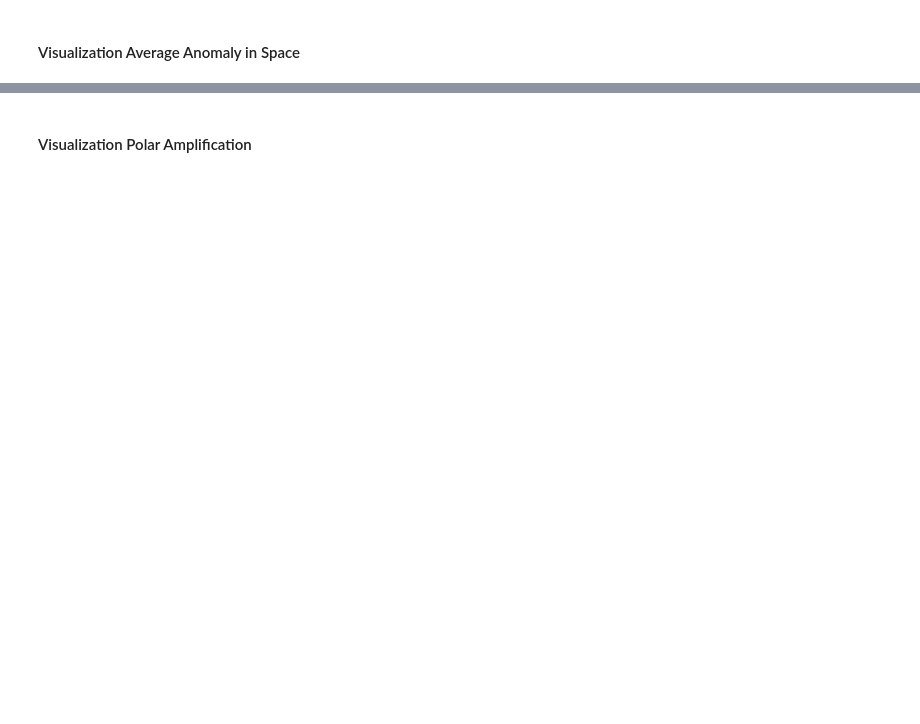
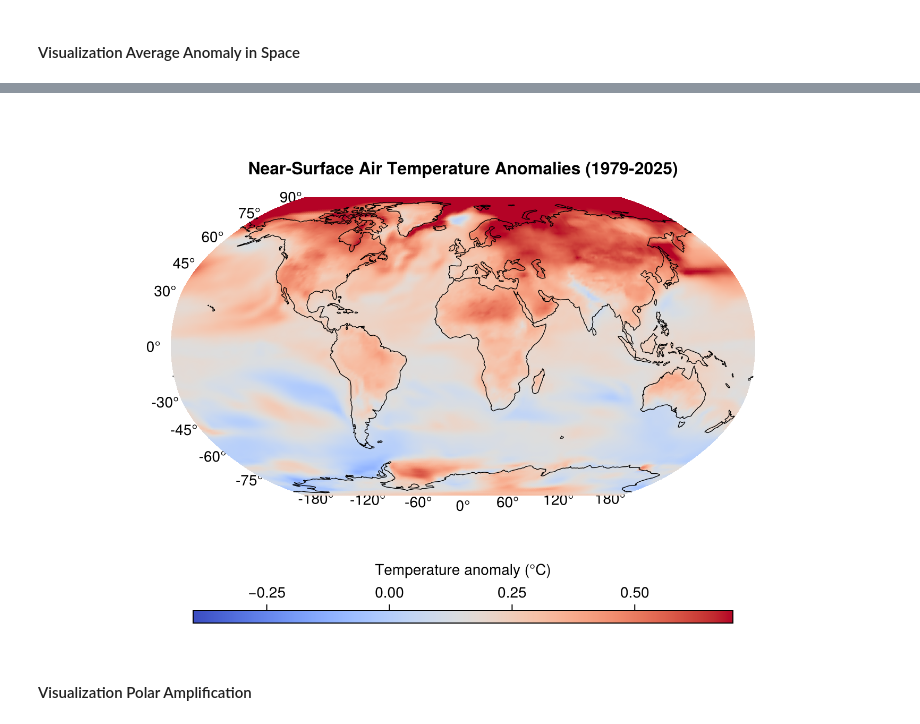
Before and after one commit to TimMauch/Julia-CMIP, a Jupyter notebook: climate_stripes.ipynb, the cells around one changed output, grey strips where cells are left out. Drawn from its saved outputs; the diff is of its cells as text; code cells hidden in the pictures; blank space fills up the shorter version.

```diff
--- a/climate_stripes.ipynb
+++ b/climate_stripes.ipynb
@@ -180,34 +282,36 @@ fig = Figure(size = (800, 500))
 ga = GeoAxis( # create geographic coordinate system
     fig[1, 1];
     dest = "+proj=robin", # Robinson projection (Edges are now strictly ±180°)
     title = "Near-Surface Air Temperature Anomalies (1979-2025)",
     titlesize = 16,
     xgridvisible = false, # hide grid lines
     ygridvisible = false
 )
 # Plot the surface using the shifted longitudes and data
 sp = surface!(
     ga, # projection from Geoaxis
     lons_shifted,
     lats,
     data_shifted;
     colormap = :coolwarm,
-    colorrange = (-0.5, 0.5),
+    colorrange = (-0.4, 0.7),
     shading = NoShading
 )
 
 # add coastlines
 lines!(ga, GeoMakie.coastlines(), color = :black, linewidth = 0.7)
 
 # Add horizontal colorbar
 Colorbar(
     fig[2, 1], sp;
     vertical = false,
     label = "Temperature anomaly (°C)",
     width = Relative(0.7)
 )
 
 fig
+# %% [output]
+[figure, added]
 # %% [markdown]
 #### Visualization Polar Amplification
 # %%
```
Also changed, not shown: parts of 11 cells of this notebook, 2 other files.
